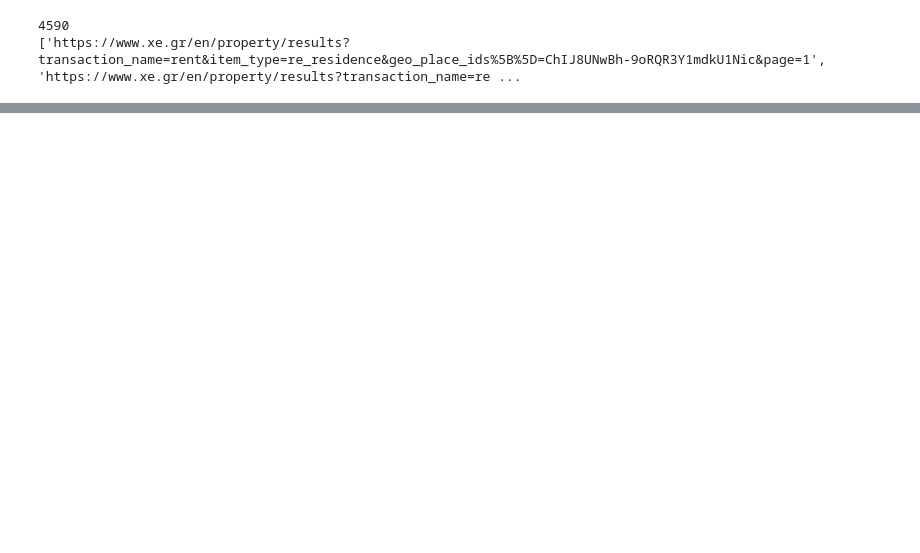
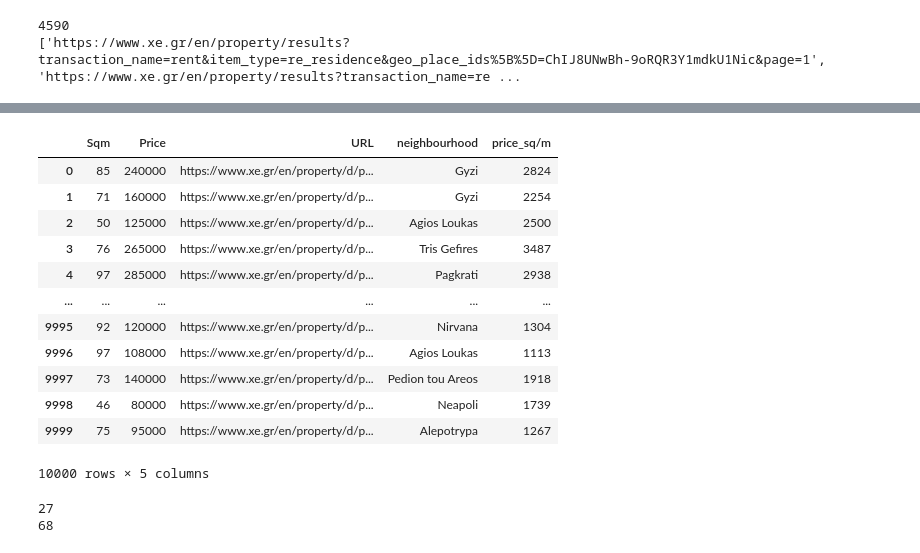
Before and after one commit to st-ka/Urban-analysis-data-engineering-project, a Jupyter notebook: xe_webscrape.ipynb, the cells around one changed output, grey strips where cells are left out. Cells and saved outputs as stored; diff of their text form; code cells hidden in the pictures; blank space fills up the shorter version.

```diff
--- a/xe_webscrape.ipynb
+++ b/xe_webscrape.ipynb
@@ -200,0 +305,22 @@ display(df)
+# %%
+display(df)
+# %% [output]
+|  | Sqm | Price | URL | neighbourhood | price_sq/m |
+| 0 | 85 | 240000 | https://www.xe.gr/en/property/d/p... | Gyzi | 2824 |
+| 1 | 71 | 160000 | https://www.xe.gr/en/property/d/p... | Gyzi | 2254 |
+| 2 | 50 | 125000 | https://www.xe.gr/en/property/d/p... | Agios Loukas | 2500 |
+| 3 | 76 | 265000 | https://www.xe.gr/en/property/d/p... | Tris Gefires | 3487 |
+| 4 | 97 | 285000 | https://www.xe.gr/en/property/d/p... | Pagkrati | 2938 |
+| ... | ... | ... | ... | ... | ... |
+| 9995 | 92 | 120000 | https://www.xe.gr/en/property/d/p... | Nirvana | 1304 |
+| 9996 | 97 | 108000 | https://www.xe.gr/en/property/d/p... | Agios Loukas | 1113 |
+| 9997 | 73 | 140000 | https://www.xe.gr/en/property/d/p... | Pedion tou Areos | 1918 |
+| 9998 | 46 | 80000 | https://www.xe.gr/en/property/d/p... | Neapoli | 1739 |
+| 9999 | 75 | 95000 | https://www.xe.gr/en/property/d/p... | Alepotrypa | 1267 |
+10000 rows × 5 columns
+# %%
+print(len(construction_dates))
+print(len(title_list))
+# %% [output]
+27
+68
```
Also changed, not shown: parts of 5 cells of this notebook, 5 other files.
